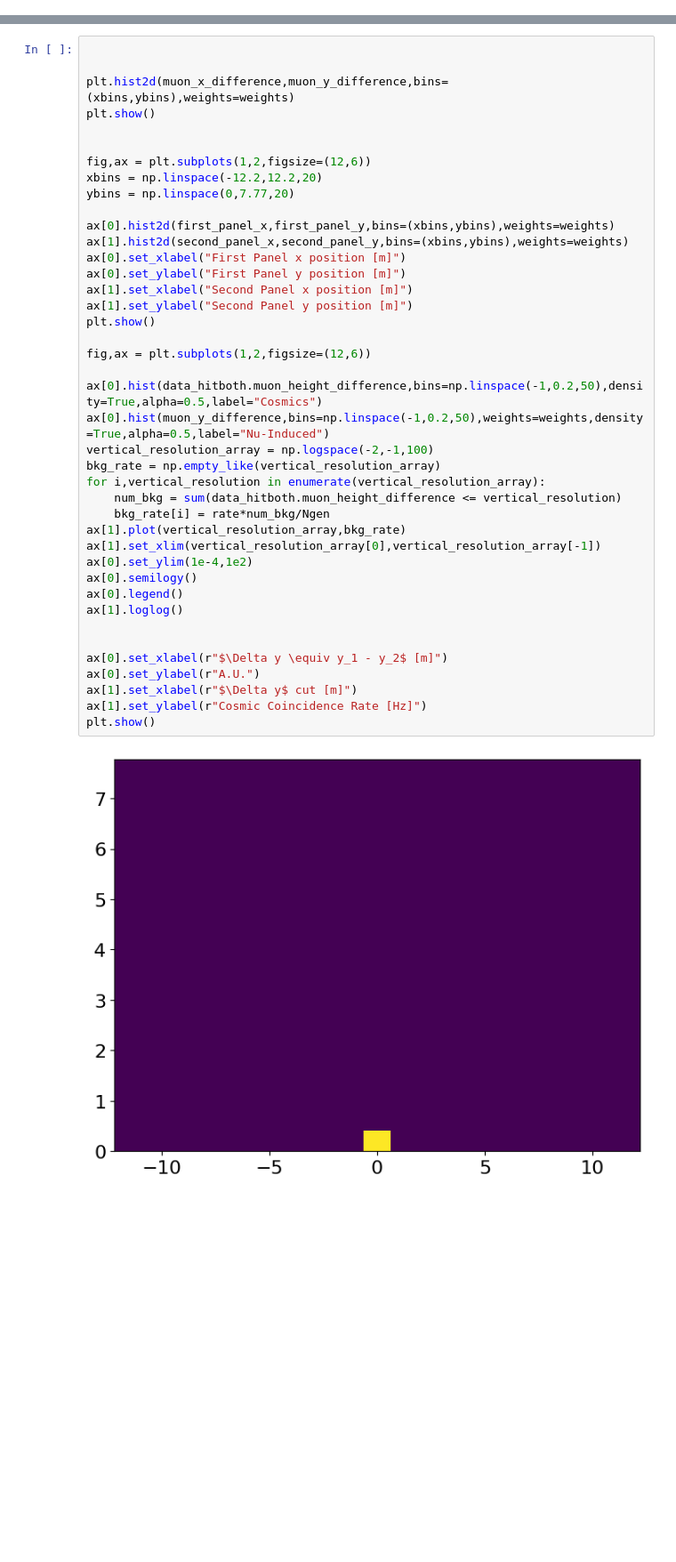
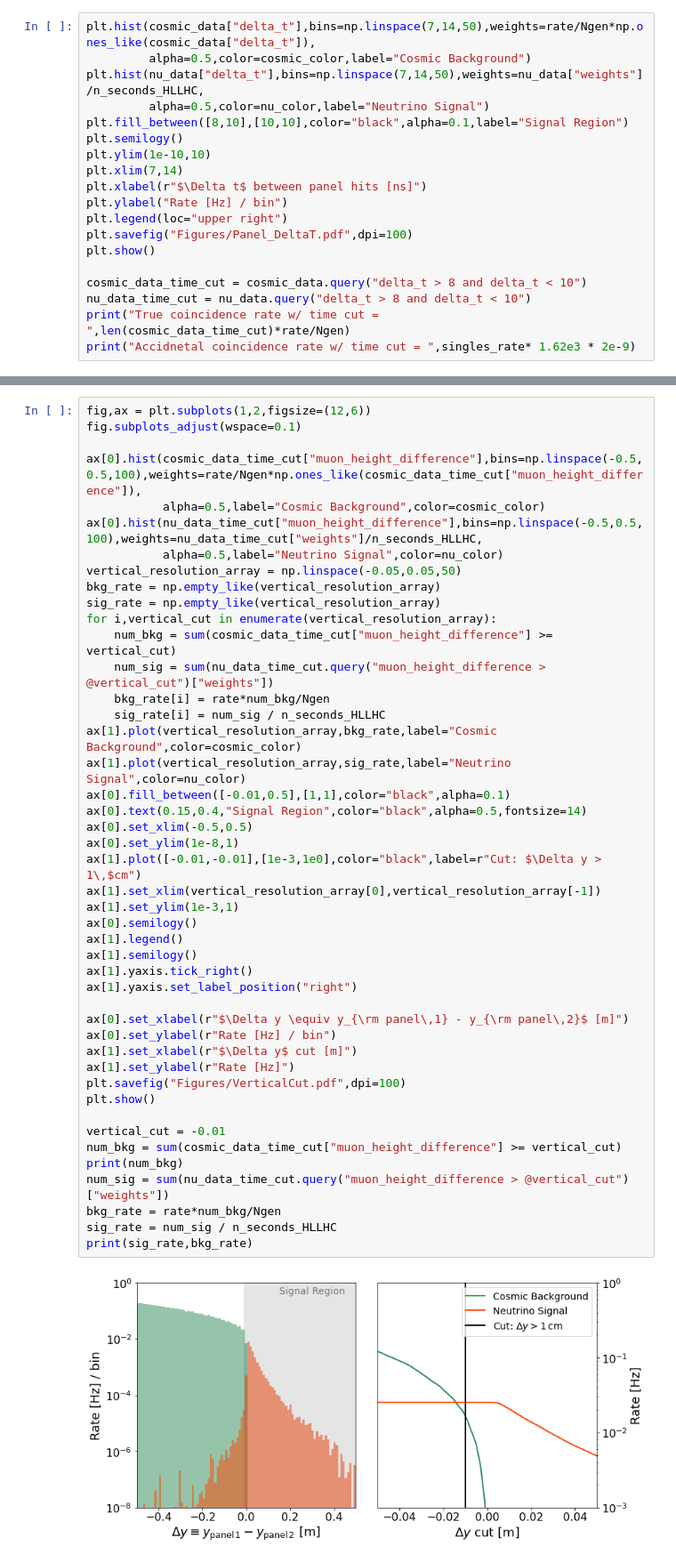
Before and after one commit to nickkamp1/Lake_Geneva_Neutrinos, a Jupyter notebook: Cosmics/SurfaceMuonBackgroundEstimate.ipynb, the cells around one changed output, grey strips where cells are left out. Shown at 89% size. Drawn from its saved outputs; the diff is of its cells as text; blank space fills up the shorter version.

Commit message:
Add lots of cosmic muon calculations and updates figures mp file

```diff
--- a/Cosmics/SurfaceMuonBackgroundEstimate.ipynb
+++ b/Cosmics/SurfaceMuonBackgroundEstimate.ipynb
@@ -108,0 +152,19 @@ muon_x_difference = np.array(first_panel_x) - np.array(second_panel_x)
+# %%
+plt.hist(cosmic_data["delta_t"],bins=np.linspace(7,14,50),weights=rate/Ngen*np.ones_like(cosmic_data["delta_t"]),
+         alpha=0.5,color=cosmic_color,label="Cosmic Background")
+plt.hist(nu_data["delta_t"],bins=np.linspace(7,14,50),weights=nu_data["weights"]/n_seconds_HLLHC,
+         alpha=0.5,color=nu_color,label="Neutrino Signal")
+plt.fill_between([8,10],[10,10],color="black",alpha=0.1,label="Signal Region")
+plt.semilogy()
+plt.ylim(1e-10,10)
+plt.xlim(7,14)
+plt.xlabel(r"$\Delta t$ between panel hits [ns]")
+plt.ylabel("Rate [Hz] / bin")
+plt.legend(loc="upper right")
+plt.savefig("Figures/Panel_DeltaT.pdf",dpi=100)
+plt.show()
+
+cosmic_data_time_cut = cosmic_data.query("delta_t > 8 and delta_t < 10")
+nu_data_time_cut = nu_data.query("delta_t > 8 and delta_t < 10")
+print("True coincidence rate w/ time cut = ",len(cosmic_data_time_cut)*rate/Ngen)
+print("Accidnetal coincidence rate w/ time cut = ",singles_rate* 1.62e3 * 2e-9)
@@ -109,43 +261,47 @@ muon_x_difference = np.array(first_panel_x) - np.array(second_panel_x)
 # %%
+fig,ax = plt.subplots(1,2,figsize=(12,6))
+fig.subplots_adjust(wspace=0.1)
 
+ax[0].hist(cosmic_data_time_cut["muon_height_difference"],bins=np.linspace(-0.5,0.5,100),weights=rate/Ngen*np.ones_like(cosmic_data_time_cut["muon_height_difference"]),
+           alpha=0.5,label="Cosmic Background",color=cosmic_color)
+ax[0].hist(nu_data_time_cut["muon_height_difference"],bins=np.linspace(-0.5,0.5,100),weights=nu_data_time_cut["weights"]/n_seconds_HLLHC,
+           alpha=0.5,label="Neutrino Signal",color=nu_color)
+vertical_resolution_array = np.linspace(-0.05,0.05,50)
+bkg_rate = np.empty_like(vertical_resolution_array)
+sig_rate = np.empty_like(vertical_resolution_array)
+for i,vertical_cut in enumerate(vertical_resolution_array):
+    num_bkg = sum(cosmic_data_time_cut["muon_height_difference"] >= vertical_cut)
+    num_sig = sum(nu_data_time_cut.query("muon_height_difference > @vertical_cut")["weights"])
+    bkg_rate[i] = rate*num_bkg/Ngen
+    sig_rate[i] = num_sig / n_seconds_HLLHC
+ax[1].plot(vertical_resolution_array,bkg_rate,label="Cosmic Background",color=cosmic_color)
+ax[1].plot(vertical_resolution_array,sig_rate,label="Neutrino Signal",color=nu_color)
+ax[0].fill_between([-0.01,0.5],[1,1],color="black",alpha=0.1)
+ax[0].text(0.15,0.4,"Signal Region",color="black",alpha=0.5,fontsize=14)
+ax[0].set_xlim(-0.5,0.5)
+ax[0].set_ylim(1e-8,1)
+ax[1].plot([-0.01,-0.01],[1e-3,1e0],color="black",label=r"Cut: $\Delta y > 1\,$cm")
+ax[1].set_xlim(vertical_resolution_array[0],vertical_resolution_array[-1])
+ax[1].set_ylim(1e-3,1)
+ax[0].semilogy()
+ax[1].legend()
+ax[1].semilogy()
+ax[1].yaxis.tick_right()
+ax[1].yaxis.set_label_position("right")
 
-plt.hist2d(muon_x_difference,muon_y_difference,bins=(xbins,ybins),weights=weights)
+ax[0].set_xlabel(r"$\Delta y \equiv y_{\rm panel\,1} - y_{\rm panel\,2}$ [m]")
+ax[0].set_ylabel(r"Rate [Hz] / bin")
+ax[1].set_xlabel(r"$\Delta y$ cut [m]")
+ax[1].set_ylabel(r"Rate [Hz]")
+plt.savefig("Figures/VerticalCut.pdf",dpi=100)
 plt.show()
 
-
-fig,ax = plt.subplots(1,2,figsize=(12,6))
-xbins = np.linspace(-12.2,12.2,20)
-ybins = np.linspace(0,7.77,20)
-
-ax[0].hist2d(first_panel_x,first_panel_y,bins=(xbins,ybins),weights=weights)
-ax[1].hist2d(second_panel_x,second_panel_y,bins=(xbins,ybins),weights=weights)
-ax[0].set_xlabel("First Panel x position [m]")
-ax[0].set_ylabel("First Panel y position [m]")
-ax[1].set_xlabel("Second Panel x position [m]")
-ax[1].set_ylabel("Second Panel y position [m]")
-plt.show()
-
-fig,ax = plt.subplots(1,2,figsize=(12,6))
-
-ax[0].hist(data_hitboth.muon_height_difference,bins=np.linspace(-1,0.2,50),density=True,alpha=0.5,label="Cosmics")
-ax[0].hist(muon_y_difference,bins=np.linspace(-1,0.2,50),weights=weights,density=True,alpha=0.5,label="Nu-Induced")
-vertical_resolution_array = np.logspace(-2,-1,100)
-bkg_rate = np.empty_like(vertical_resolution_array)
-for i,vertical_resolution in enumerate(vertical_resolution_array):
-    num_bkg = sum(data_hitboth.muon_height_difference <= vertical_resolution)
-    bkg_rate[i] = rate*num_bkg/Ngen
-ax[1].plot(vertical_resolution_array,bkg_rate)
-ax[1].set_xlim(vertical_resolution_array[0],vertical_resolution_array[-1])
-ax[0].set_ylim(1e-4,1e2)
-ax[0].semilogy()
-ax[0].legend()
-ax[1].loglog()
-
-
-ax[0].set_xlabel(r"$\Delta y \equiv y_1 - y_2$ [m]")
-ax[0].set_ylabel(r"A.U.")
-ax[1].set_xlabel(r"$\Delta y$ cut [m]")
-ax[1].set_ylabel(r"Cosmic Coincidence Rate [Hz]")
-plt.show()
+vertical_cut = -0.01
+num_bkg = sum(cosmic_data_time_cut["muon_height_difference"] >= vertical_cut)
+print(num_bkg)
+num_sig = sum(nu_data_time_cut.query("muon_height_difference > @vertical_cut")["weights"])
+bkg_rate = rate*num_bkg/Ngen
+sig_rate = num_sig / n_seconds_HLLHC
+print(sig_rate,bkg_rate)
 # %% [output]
-[figure, old version]
+[figure, new version]
```
Also changed, not shown: parts of 25 cells of this notebook, 2 other files.
